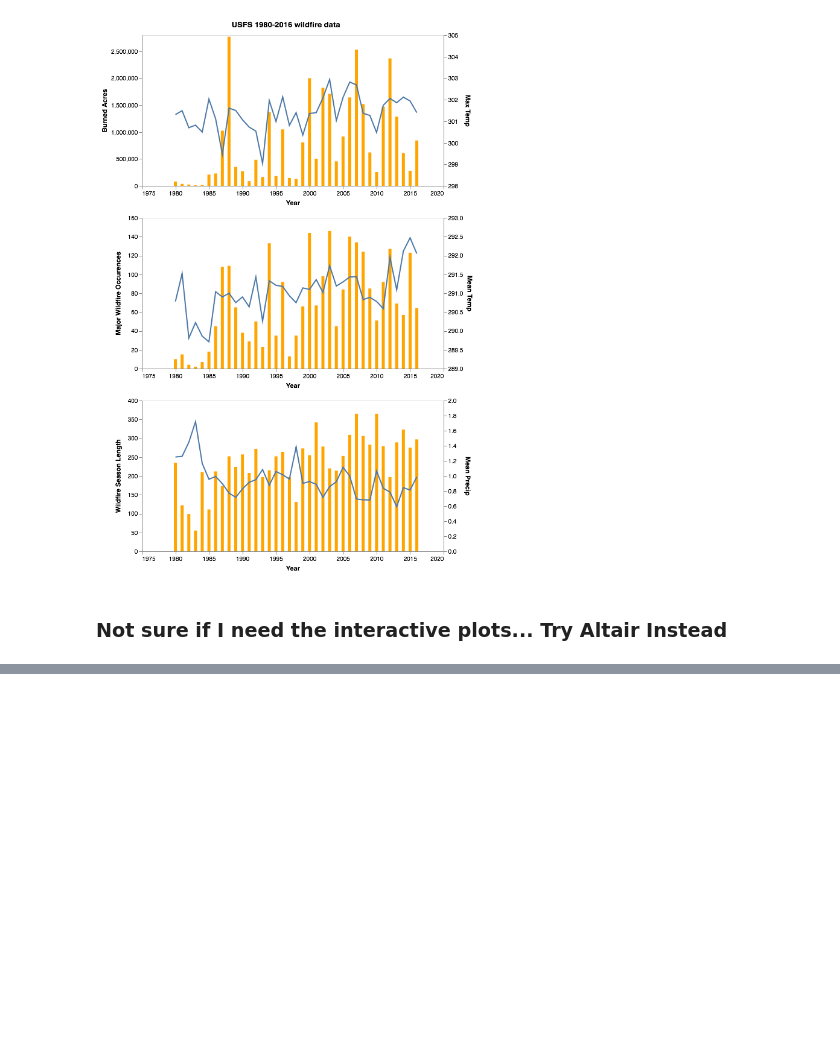
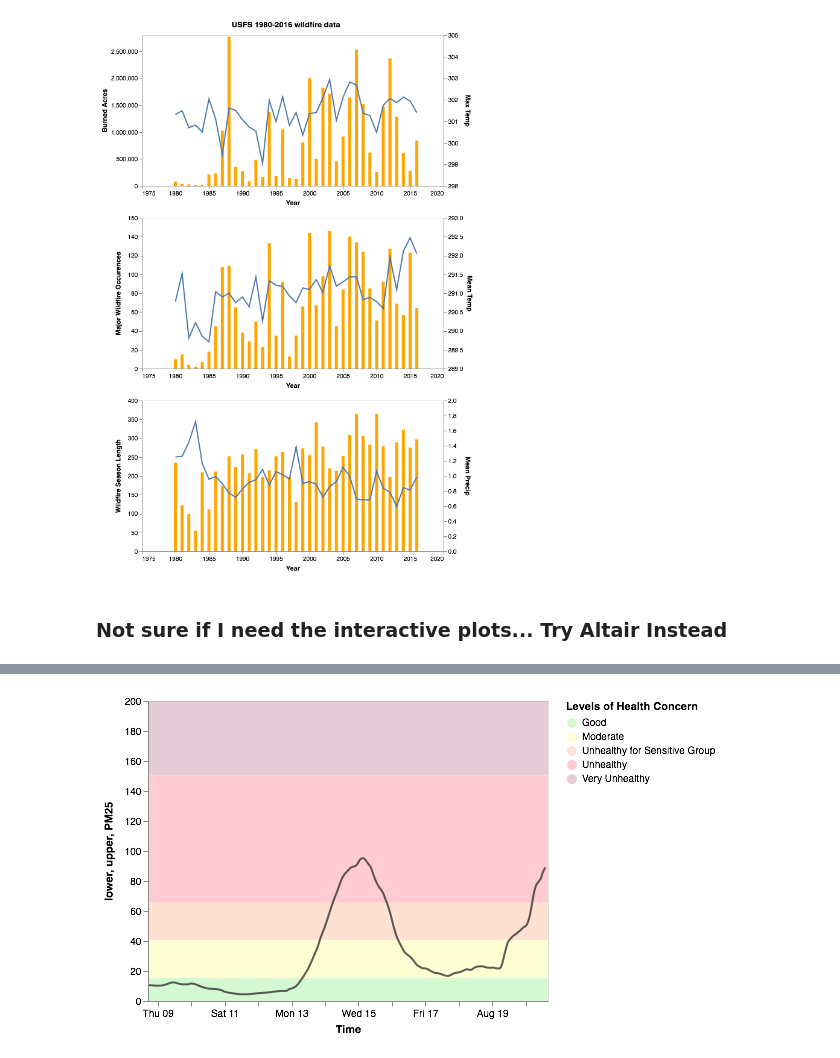
Before and after one commit to fischcheng/wildfire_1980_2016, a Jupyter notebook: wildfire.ipynb, the cells around one changed output, grey strips where cells are left out. Drawn from its saved outputs; the diff is of its cells as text; code cells hidden in the pictures; blank space fills up the shorter version.

```diff
--- a/wildfire.ipynb
+++ b/wildfire.ipynb
@@ -497,0 +693,57 @@ show(p)
+# %%
+source = [{
+            "lower": "0",
+            "upper": "15.4",
+            "cat": "Good"
+          },
+          {
+            "lower": "15.5",
+            "upper": "40.4",
+            "cat": "Moderate"
+          },
+          {
+            "lower": "40.5",
+            "upper": "65.4",
+            "cat": "Unhealthy for Sensitive Group"
+          },
+          {
+            "lower": "65.5",
+            "upper": "150.4",
+            "cat": "Unhealthy"
+          },
+          {
+            "lower": "150.5",
+            "upper": "200",
+            "cat": "Very Unhealthy"
+          }]
+source = alt.pd.DataFrame(source)
+
+
+# The basic line
+line = alt.Chart(data=pm25).mark_line(opacity=0.8,interpolate='basis',color='#333').encode(
+    x='Time:T',
+    y='PM25:Q'
+)
+
+
+color_scale = alt.Scale(
+            domain=["Good",
+            "Moderate",
+            "Unhealthy for Sensitive Group",
+            "Unhealthy","Very Unhealthy"],
+            range=["#29E11F", "#FFFF2C", "#FA681C", "#F80016","#83003B"]
+        )
+
+
+rect = alt.Chart(source).mark_rect(opacity=0.2).encode(
+    y='lower:Q',
+    y2='upper:Q',
+    color=alt.Color(
+    'cat:N',
+    legend=alt.Legend(title='Levels of Health Concern'),
+    scale=color_scale
+    )
+)
+(rect+line).configure_axis(grid=False)
+# %% [output]
+[figure, added]
```
Also changed, not shown: parts of 11 cells of this notebook, 11 other files.
